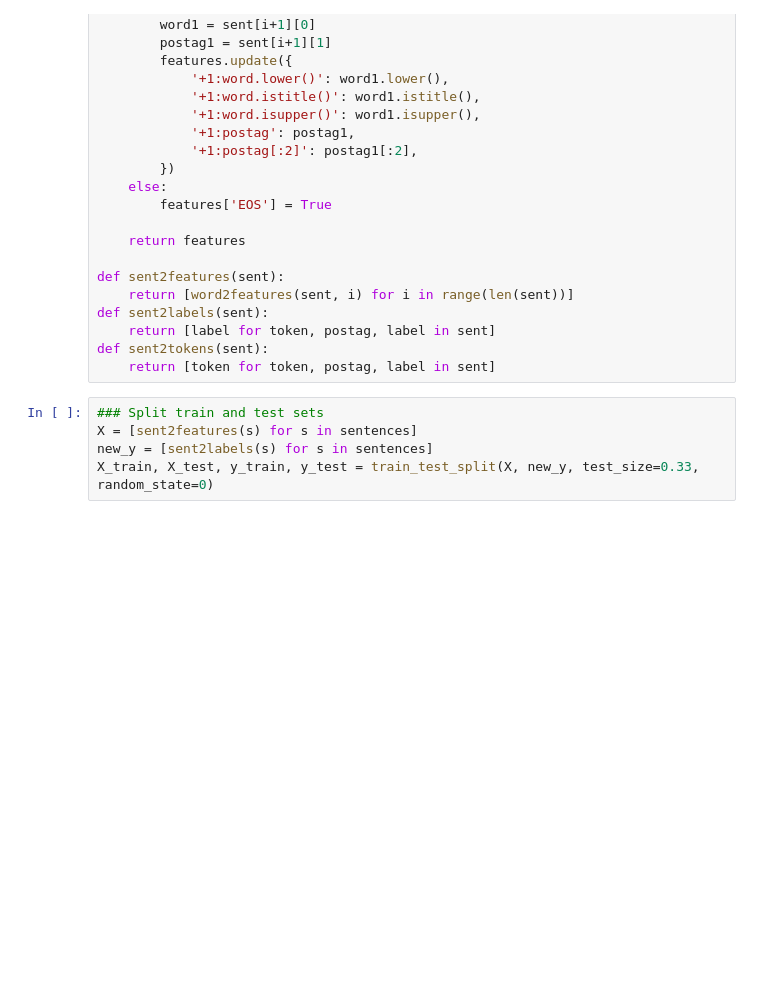
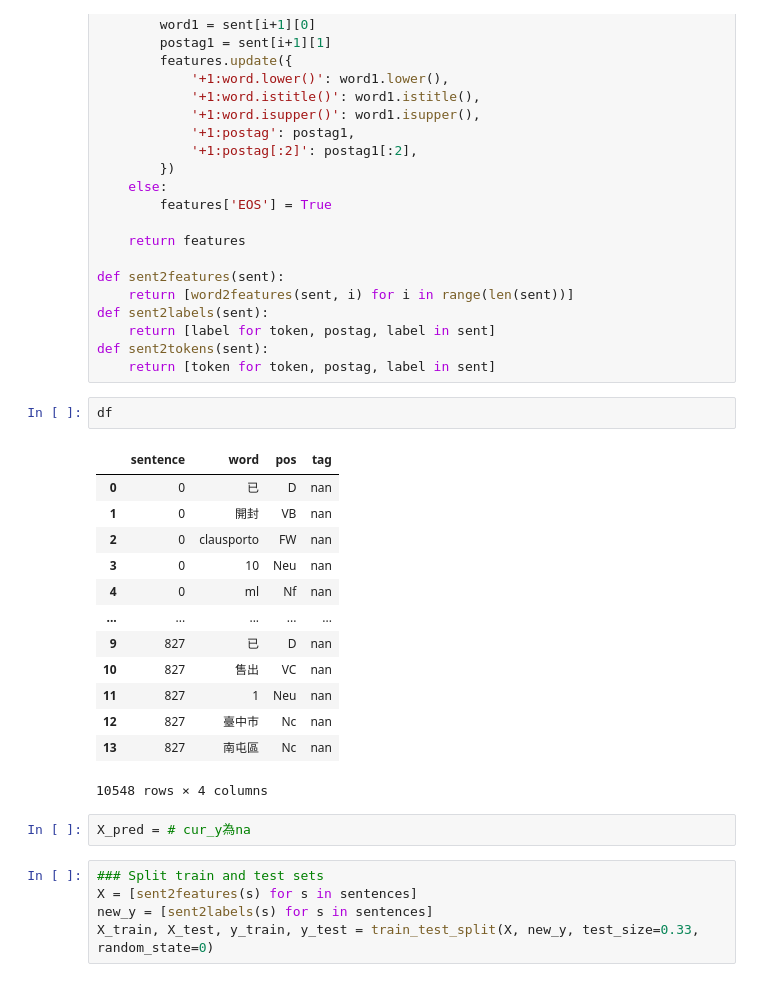
Before and after one commit to aronhack/Perfume, a Jupyter notebook: 2_NLP/nlp_v0_0300.ipynb, the cells around one changed output. Saved outputs shown, nothing was run; the diff lists cells and outputs as text; blank space fills up the shorter version.

```diff
--- a/2_NLP/nlp_v0_0300.ipynb
+++ b/2_NLP/nlp_v0_0300.ipynb
@@ -269,6 +299,24 @@ def sent2labels(sent):
     return [label for token, postag, label in sent]
 def sent2tokens(sent):
     return [token for token, postag, label in sent]
+# %%
+df
+# %% [output]
+|  | sentence | word | pos | tag |
+| 0 | 0 | 已 | D | nan |
+| 1 | 0 | 開封 | VB | nan |
+| 2 | 0 | clausporto | FW | nan |
+| 3 | 0 | 10 | Neu | nan |
+| 4 | 0 | ml | Nf | nan |
+| ... | ... | ... | ... | ... |
+| 9 | 827 | 已 | D | nan |
+| 10 | 827 | 售出 | VC | nan |
+| 11 | 827 | 1 | Neu | nan |
+| 12 | 827 | 臺中市 | Nc | nan |
+| 13 | 827 | 南屯區 | Nc | nan |
+10548 rows × 4 columns
+# %%
+X_pred = # cur_y為na
 # %%
 ### Split train and test sets
 X = [sent2features(s) for s in sentences]
```
Also changed, not shown: parts of 28 cells of this notebook, 3 other files.
